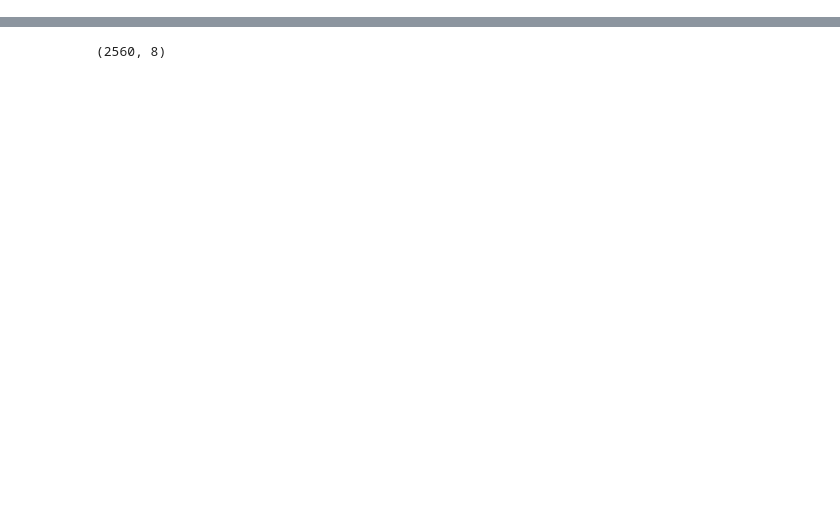
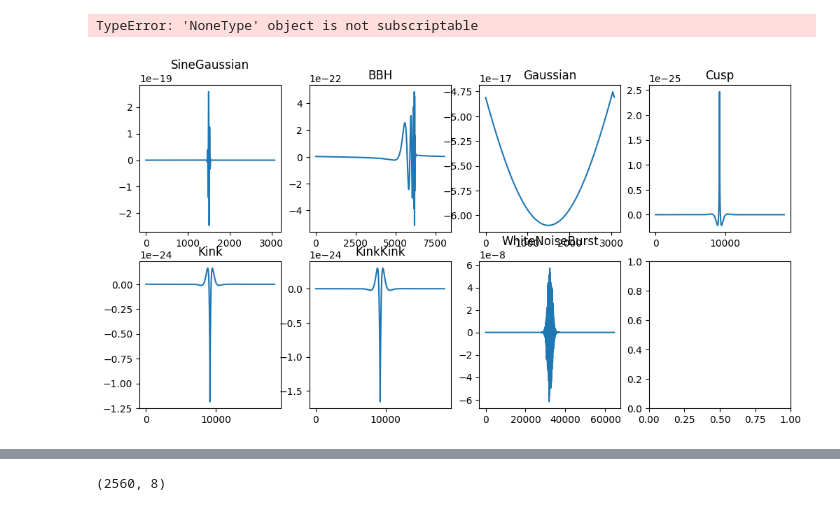
Before and after one commit to ML4GW/gwak, a Jupyter notebook: gwak/train/tests.ipynb, the cells around one changed output, grey strips where cells are left out. Drawn from its saved outputs; the diff is of its cells as text; code cells hidden in the pictures; blank space fills up the shorter version.

```diff
--- a/gwak/train/tests.ipynb
+++ b/gwak/train/tests.ipynb
@@ -110,3 +136,15 @@ test_loader = loader.test_dataloader()
+# %%
+fig,axes = plt.subplots(2,4,figsize=(12,6))
+
+for i, c in enumerate(signal_classes):
+    plt.sca(axes[i//4,i%4])
+    xsel = waveforms[i][0,0,:]
+    n = np.arange(len(xsel))
+    plt.plot(n,xsel.cpu().numpy())
+    plt.title(c)
+# %% [output]
+TypeError: 'NoneType' object is not subscriptable
+[figure, added]
 # %%
 from models import Tarantula
 import yaml
```
Also changed, not shown: parts of 8 cells of this notebook, 52 other files.
